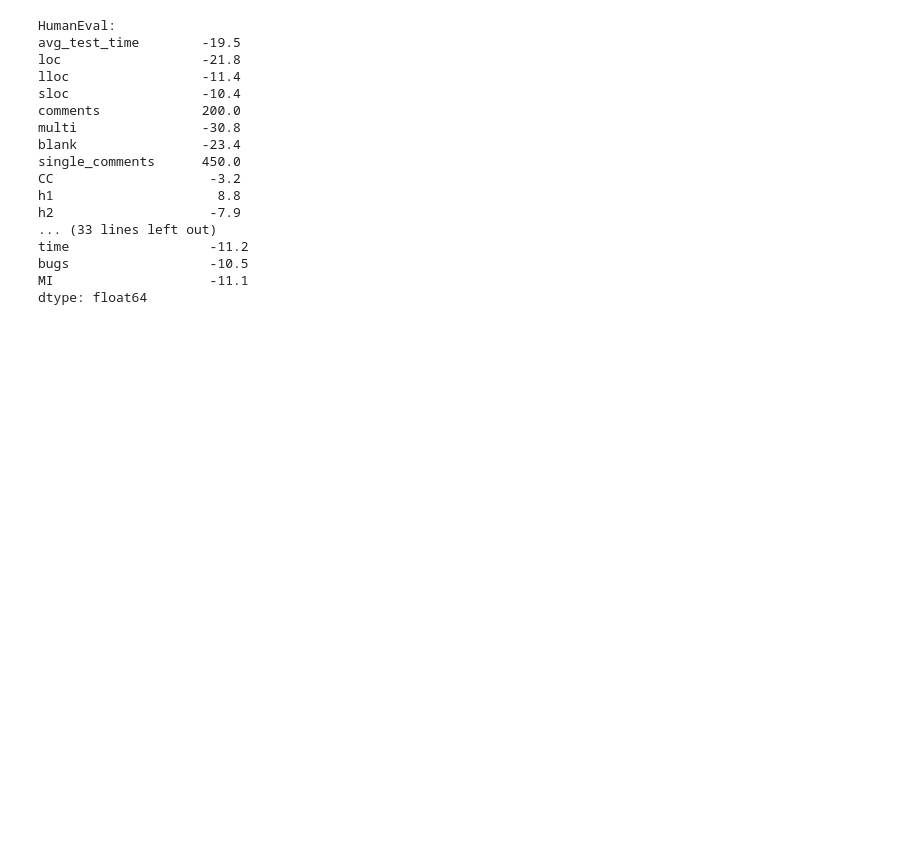
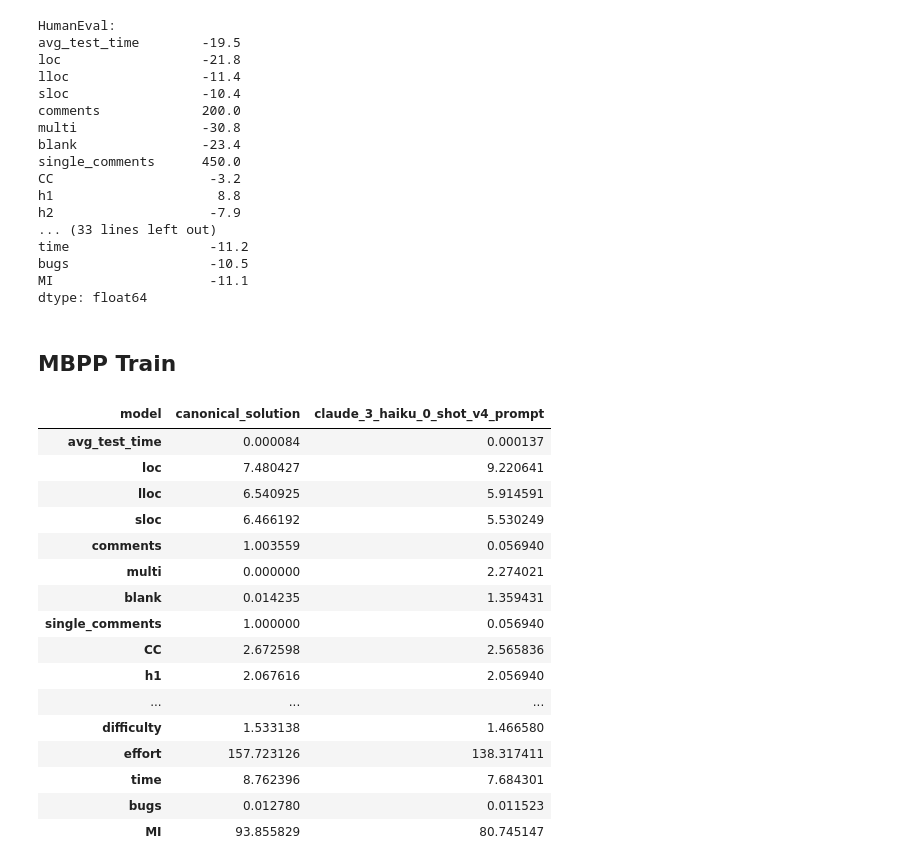
Before and after one commit to sosier/Code_Refactoring_Assistant, a Jupyter notebook: Analysis.ipynb, the cells around one changed output. Saved outputs shown, nothing was run; the diff lists cells and outputs as text; code cells hidden in the pictures; blank space fills up the shorter version.

```diff
--- a/Analysis.ipynb
+++ b/Analysis.ipynb
@@ -233,3 +331,48 @@ time                  -11.2
 bugs                  -10.5
 MI                    -11.1
 dtype: float64
+# %% [markdown]
+## MBPP Train
+# %%
+mbpp_train_results = df.query("dataset == 'mbpp' and split =='train'")
+mbpp_train_correct_tasks = set(
+    mbpp_train_results
+    .query(f"model == 'claude_3_haiku_0_shot_v4_prompt' and passed_tests")
+    ["task_id"]
+)
+
+# Filter to only tasks model got correct:
+model_correct_mbpp_df = (
+    mbpp_train_results
+    [mbpp_train_results["task_id"].apply(
+        lambda id: id in mbpp_train_correct_tasks
+    )]
+)
+# %%
+mbpp_means = (
+    model_correct_mbpp_df
+    .groupby("model")
+    # Select relevant columns to analyze
+    [successful_solution_metrics]
+    .mean()
+    .T
+)
+mbpp_means
+# %% [output]
+| model | canonical_solution | claude_3_haiku_0_shot_v4_prompt |
+| avg_test_time | 0.000084 | 0.000137 |
+| loc | 7.480427 | 9.220641 |
+| lloc | 6.540925 | 5.914591 |
+| sloc | 6.466192 | 5.530249 |
+| comments | 1.003559 | 0.056940 |
+| multi | 0.000000 | 2.274021 |
+| blank | 0.014235 | 1.359431 |
+| single_comments | 1.000000 | 0.056940 |
+| CC | 2.672598 | 2.565836 |
+| h1 | 2.067616 | 2.056940 |
+| ... | ... | ... |
+| difficulty | 1.533138 | 1.466580 |
+| effort | 157.723126 | 138.317411 |
+| time | 8.762396 | 7.684301 |
+| bugs | 0.012780 | 0.011523 |
+| MI | 93.855829 | 80.745147 |
```
Also changed, not shown: parts of 8 cells of this notebook.
